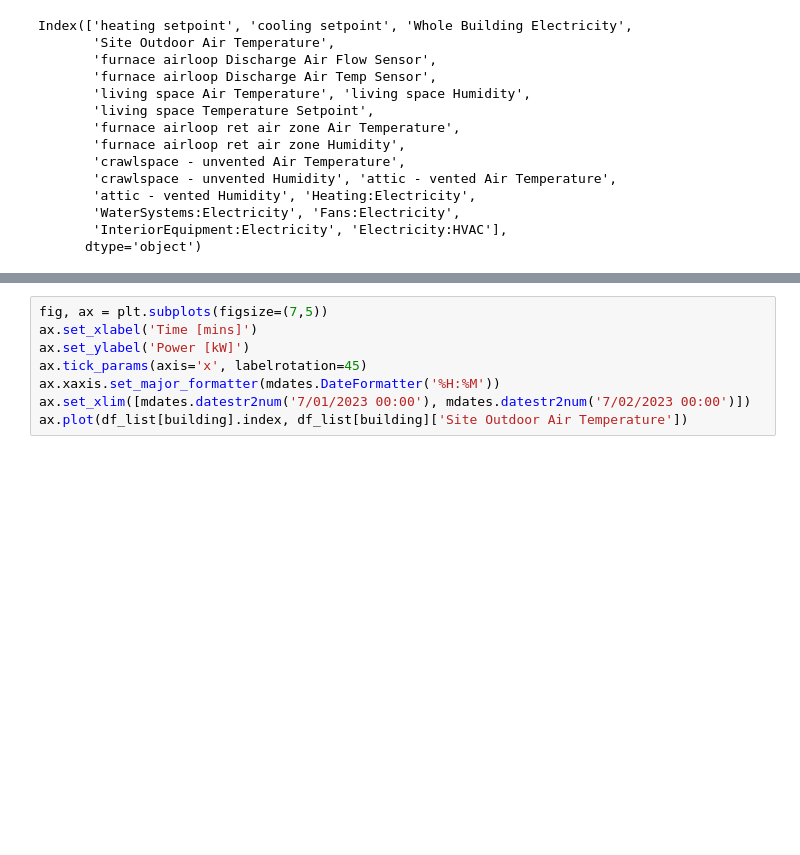
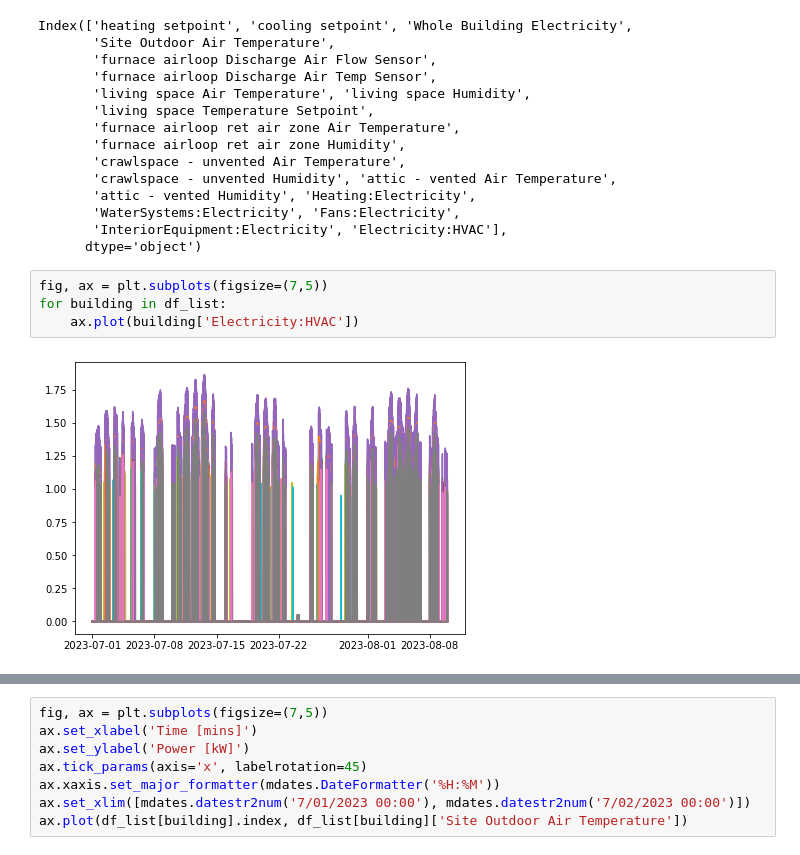
Before and after one commit to PIC-Lab/community_energy_control, a Jupyter notebook: community_sim/plotting.ipynb, the cells around one changed output, grey strips where cells are left out. Drawn from its saved outputs; the diff is of its cells as text; blank space fills up the shorter version.

```diff
--- a/community_sim/plotting.ipynb
+++ b/community_sim/plotting.ipynb
@@ -195,3 +195,9 @@ Index(['heating setpoint', 'cooling setpoint', 'Whole Building Electricity',
        'WaterSystems:Electricity', 'Fans:Electricity',
        'InteriorEquipment:Electricity', 'Electricity:HVAC'],
       dtype='object')
+# %%
+fig, ax = plt.subplots(figsize=(7,5))
+for building in df_list:
+    ax.plot(building['Electricity:HVAC'])
+# %% [output]
+[figure, added]
```
Also changed, not shown: parts of 17 cells of this notebook, 14 other files.
